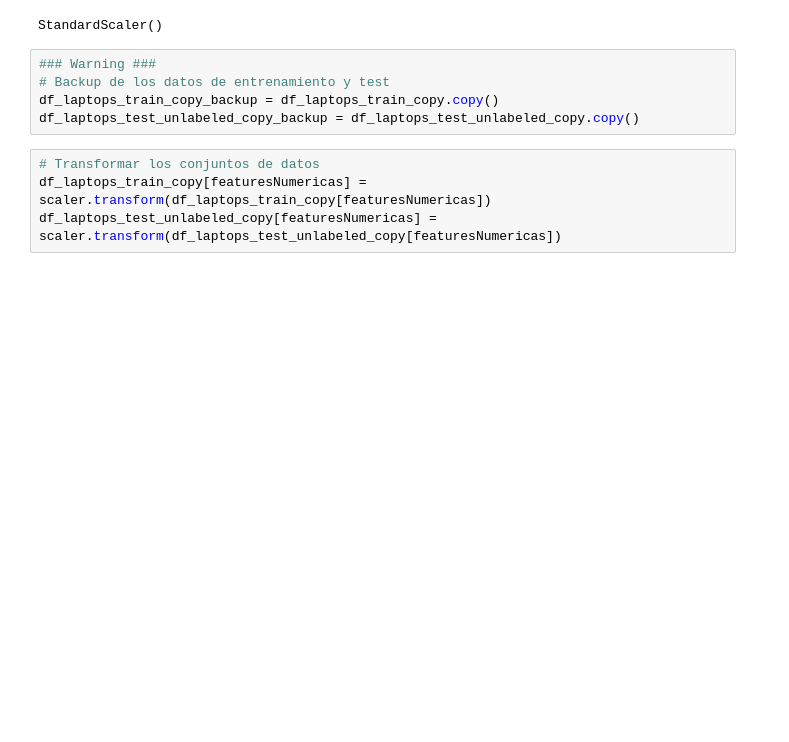
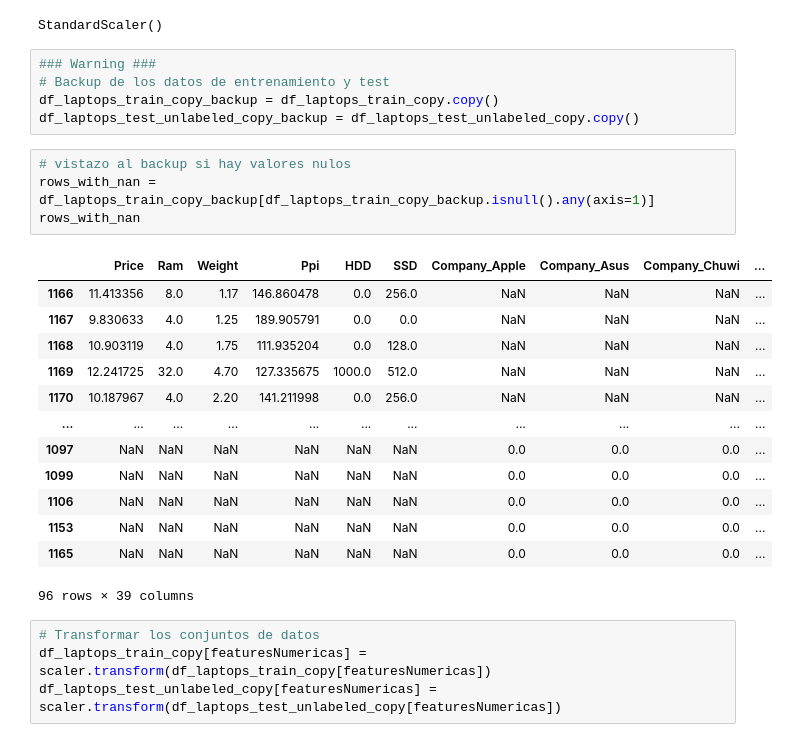
Before and after one commit to ddummann/BI-202302-1, a Jupyter notebook: Lab2/MainNotebook.ipynb, the cells around one changed output. Cells and saved outputs as stored; diff of their text form; blank space fills up the shorter version.

```diff
--- a/Lab2/MainNotebook.ipynb
+++ b/Lab2/MainNotebook.ipynb
@@ -597,6 +631,24 @@ StandardScaler()
 # Backup de los datos de entrenamiento y test
 df_laptops_train_copy_backup = df_laptops_train_copy.copy()
 df_laptops_test_unlabeled_copy_backup = df_laptops_test_unlabeled_copy.copy()
+# %%
+# vistazo al backup si hay valores nulos
+rows_with_nan = df_laptops_train_copy_backup[df_laptops_train_copy_backup.isnull().any(axis=1)]
+rows_with_nan
+# %% [output]
+|  | Price | Ram | Weight | Ppi | HDD | SSD | Company_Apple | Company_Asus | Company_Chuwi | ... |
+| 1166 | 11.413356 | 8.0 | 1.17 | 146.860478 | 0.0 | 256.0 | NaN | NaN | NaN | ... |
+| 1167 | 9.830633 | 4.0 | 1.25 | 189.905791 | 0.0 | 0.0 | NaN | NaN | NaN | ... |
+| 1168 | 10.903119 | 4.0 | 1.75 | 111.935204 | 0.0 | 128.0 | NaN | NaN | NaN | ... |
+| 1169 | 12.241725 | 32.0 | 4.70 | 127.335675 | 1000.0 | 512.0 | NaN | NaN | NaN | ... |
+| 1170 | 10.187967 | 4.0 | 2.20 | 141.211998 | 0.0 | 256.0 | NaN | NaN | NaN | ... |
+| ... | ... | ... | ... | ... | ... | ... | ... | ... | ... | ... |
+| 1097 | NaN | NaN | NaN | NaN | NaN | NaN | 0.0 | 0.0 | 0.0 | ... |
+| 1099 | NaN | NaN | NaN | NaN | NaN | NaN | 0.0 | 0.0 | 0.0 | ... |
+| 1106 | NaN | NaN | NaN | NaN | NaN | NaN | 0.0 | 0.0 | 0.0 | ... |
+| 1153 | NaN | NaN | NaN | NaN | NaN | NaN | 0.0 | 0.0 | 0.0 | ... |
+| 1165 | NaN | NaN | NaN | NaN | NaN | NaN | 0.0 | 0.0 | 0.0 | ... |
+96 rows × 39 columns
 # %%
 # Transformar los conjuntos de datos
 df_laptops_train_copy[featuresNumericas] = scaler.transform(df_laptops_train_copy[featuresNumericas])
```
Also changed, not shown: parts of 9 cells of this notebook.
